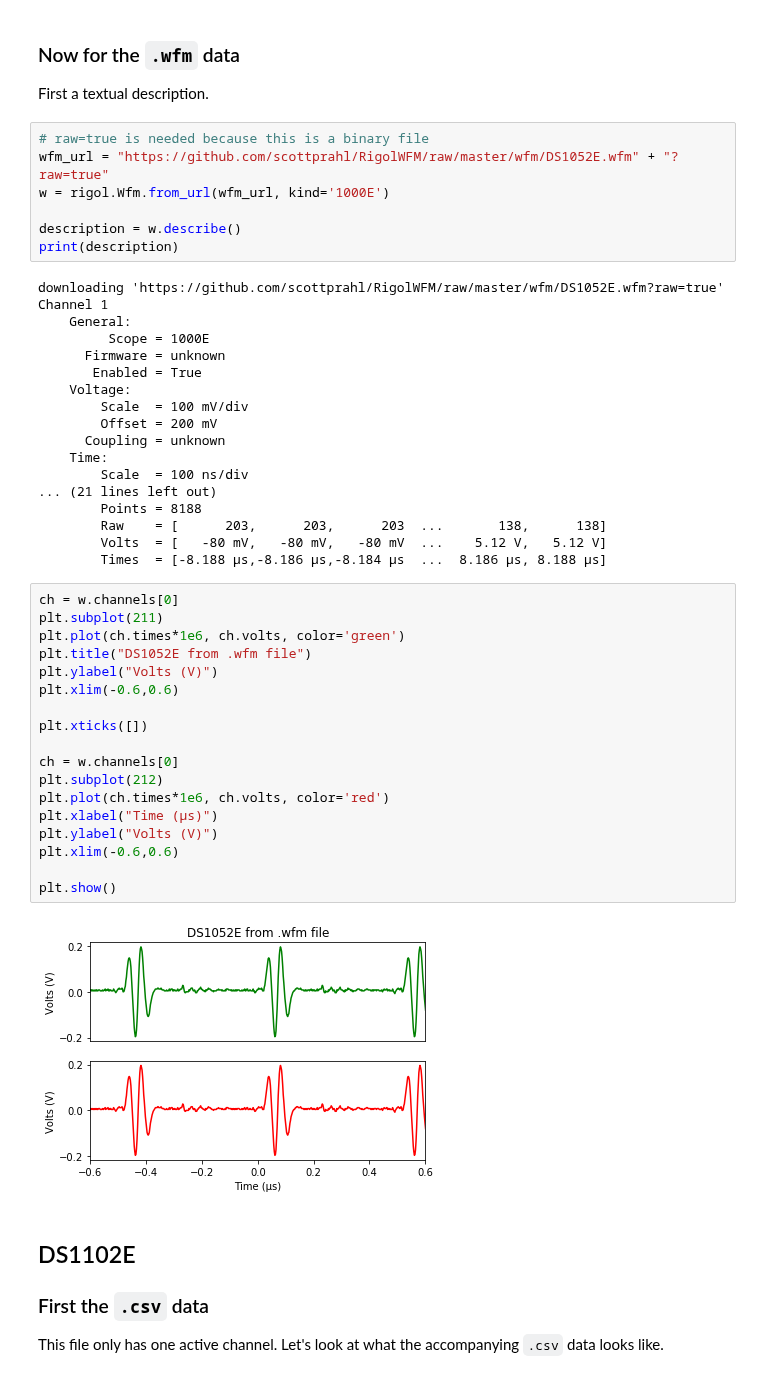
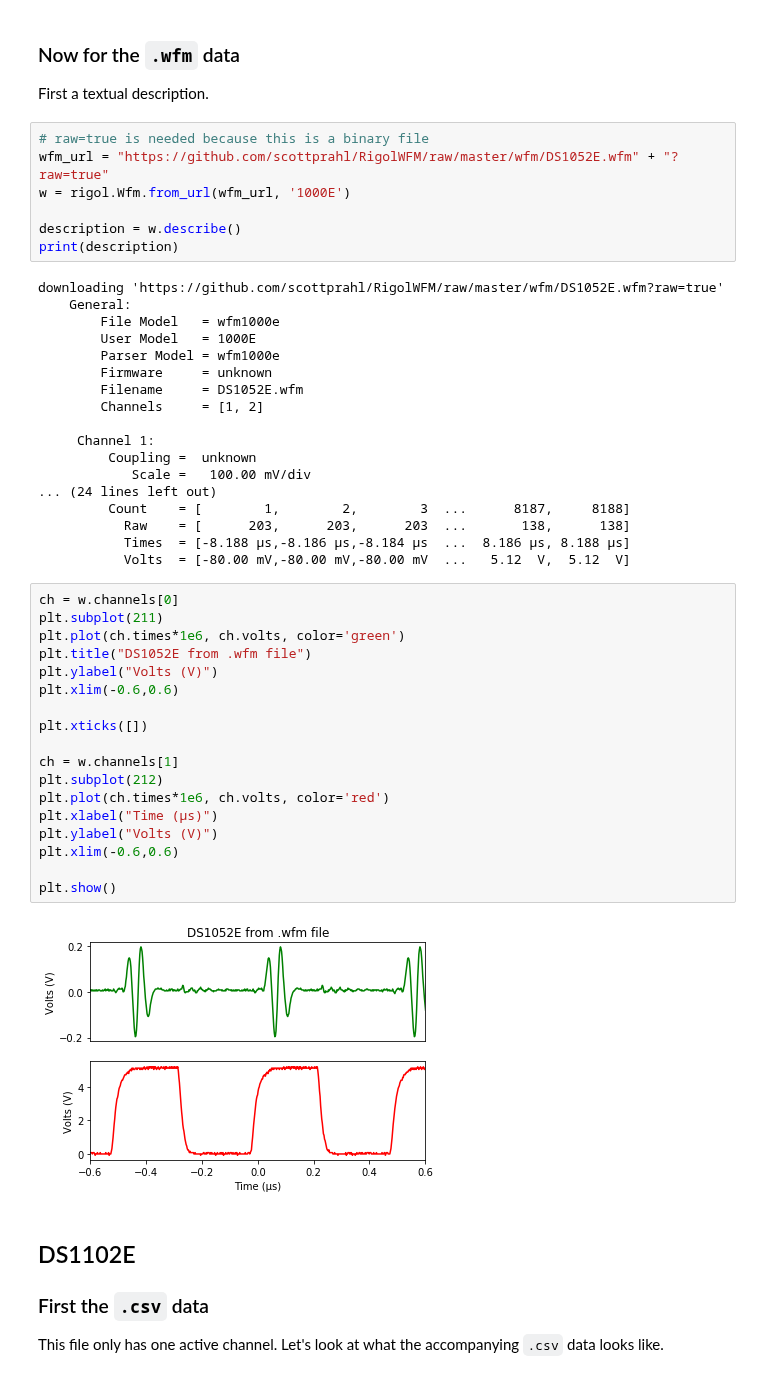
Before and after one commit to scottprahl/RigolWFM, a Jupyter notebook: doc/1-DS1000E-Waveforms.ipynb, the cells around one changed output. Drawn from its saved outputs; the diff is of its cells as text.

```diff
--- a/doc/1-DS1000E-Waveforms.ipynb
+++ b/doc/1-DS1000E-Waveforms.ipynb
@@ -69,48 +69,48 @@ First a textual description.
 # %%
 # raw=true is needed because this is a binary file
 wfm_url = "https://github.com/scottprahl/RigolWFM/raw/master/wfm/DS1052E.wfm" + "?raw=true"
-w = rigol.Wfm.from_url(wfm_url, kind='1000E')
+w = rigol.Wfm.from_url(wfm_url, '1000E')
 
 description = w.describe()
 print(description)
 # %% [output]
 downloading 'https://github.com/scottprahl/RigolWFM/raw/master/wfm/DS1052E.wfm?raw=true'
-Channel 1
     General:
-         Scope = 1000E
-      Firmware = unknown
-       Enabled = True
-    Voltage:
-        Scale  = 100 mV/div
-        Offset = 200 mV
-      Coupling = unknown
-    Time:
-        Scale  = 100 ns/div
-... (21 lines left out)
-        Points = 8188
-        Raw    = [      203,      203,      203  ...       138,      138]
-        Volts  = [   -80 mV,   -80 mV,   -80 mV  ...    5.12 V,   5.12 V]
-        Times  = [-8.188 µs,-8.186 µs,-8.184 µs  ...  8.186 µs, 8.188 µs]
+        File Model   = wfm1000e
+        User Model   = 1000E
+        Parser Model = wfm1000e
+        Firmware     = unknown
+        Filename     = DS1052E.wfm
+        Channels     = [1, 2]
+
+     Channel 1:
+         Coupling =  unknown
+            Scale =   100.00 mV/div
+... (24 lines left out)
+         Count    = [        1,        2,        3  ...      8187,     8188]
+           Raw    = [      203,      203,      203  ...       138,      138]
+           Times  = [-8.188 µs,-8.186 µs,-8.184 µs  ...  8.186 µs, 8.188 µs]
+           Volts  = [-80.00 mV,-80.00 mV,-80.00 mV  ...   5.12  V,  5.12  V]
 # %%
 ch = w.channels[0]
 plt.subplot(211)
 plt.plot(ch.times*1e6, ch.volts, color='green')
 plt.title("DS1052E from .wfm file")
 plt.ylabel("Volts (V)")
 plt.xlim(-0.6,0.6)
 
 plt.xticks([])
 
-ch = w.channels[0]
+ch = w.channels[1]
 plt.subplot(212)
 plt.plot(ch.times*1e6, ch.volts, color='red')
 plt.xlabel("Time (µs)")
 plt.ylabel("Volts (V)")
 plt.xlim(-0.6,0.6)
 
 plt.show()
 # %% [output]
-[figure, old version]
+[figure, new version]
 # %% [markdown]
 ## DS1102E
 
```
Also changed, not shown: parts of 3 cells of this notebook, 1 other file.
